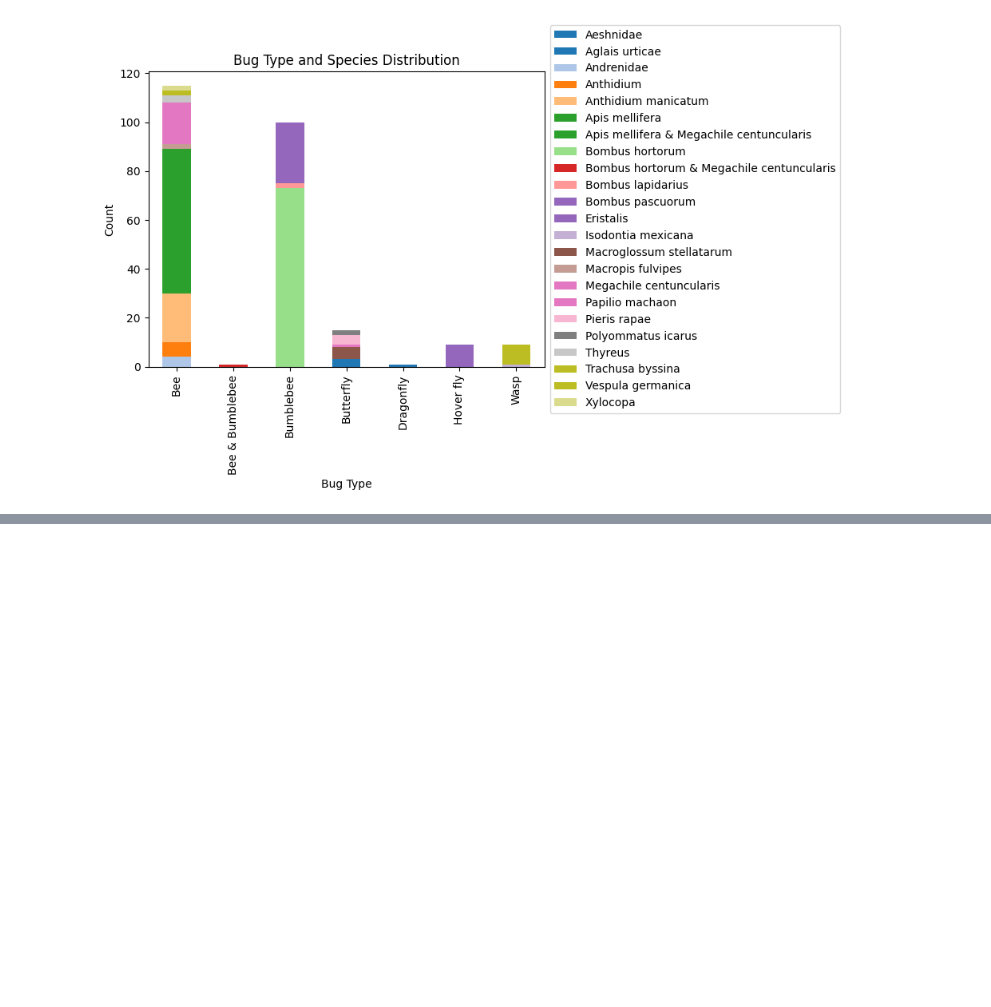
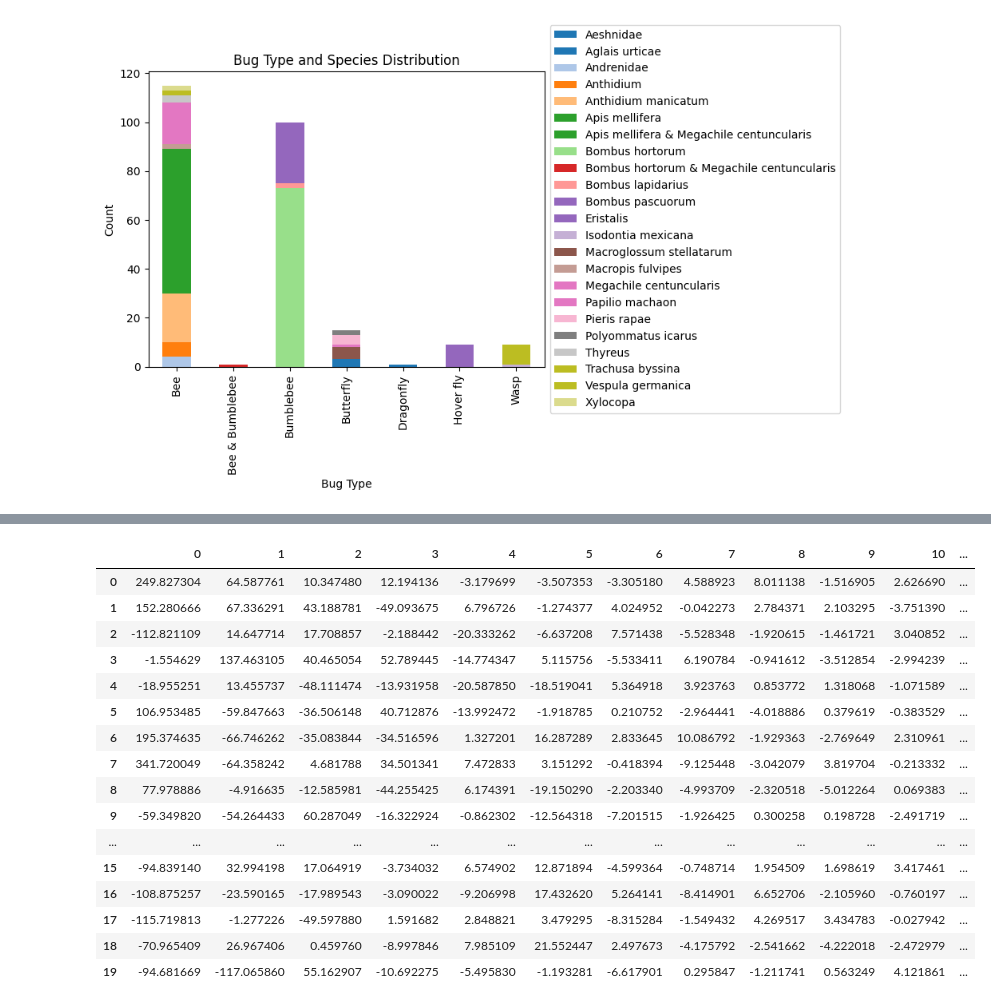
Before and after one commit to Romain-Chevrollier/Data_Project, a Jupyter notebook: code/Data_visualization.ipynb, the cells around one changed output, grey strips where cells are left out. Saved outputs shown, nothing was run; the diff lists cells and outputs as text; code cells hidden in the pictures; blank space fills up the shorter version.

```diff
--- a/code/Data_visualization.ipynb
+++ b/code/Data_visualization.ipynb
@@ -38,3 +41,6 @@ plt.title('Bug Type and Species Distribution')
 plt.show()
 # %% [output]
 [figure]
+# %%
+df = pd.read_csv('dataframe.csv')
+df
@@ -40,0 +124,21 @@ plt.show()
+# %%
+dfn_pca = pd.DataFrame(dfn_pca)
+dfn_pca
+# %% [output]
+|  | 0 | 1 | 2 | 3 | 4 | 5 | 6 | 7 | 8 | 9 | 10 | ... |
+| 0 | 249.827304 | 64.587761 | 10.347480 | 12.194136 | -3.179699 | -3.507353 | -3.305180 | 4.588923 | 8.011138 | -1.516905 | 2.626690 | ... |
+| 1 | 152.280666 | 67.336291 | 43.188781 | -49.093675 | 6.796726 | -1.274377 | 4.024952 | -0.042273 | 2.784371 | 2.103295 | -3.751390 | ... |
+| 2 | -112.821109 | 14.647714 | 17.708857 | -2.188442 | -20.333262 | -6.637208 | 7.571438 | -5.528348 | -1.920615 | -1.461721 | 3.040852 | ... |
+| 3 | -1.554629 | 137.463105 | 40.465054 | 52.789445 | -14.774347 | 5.115756 | -5.533411 | 6.190784 | -0.941612 | -3.512854 | -2.994239 | ... |
+| 4 | -18.955251 | 13.455737 | -48.111474 | -13.931958 | -20.587850 | -18.519041 | 5.364918 | 3.923763 | 0.853772 | 1.318068 | -1.071589 | ... |
+| 5 | 106.953485 | -59.847663 | -36.506148 | 40.712876 | -13.992472 | -1.918785 | 0.210752 | -2.964441 | -4.018886 | 0.379619 | -0.383529 | ... |
+| 6 | 195.374635 | -66.746262 | -35.083844 | -34.516596 | 1.327201 | 16.287289 | 2.833645 | 10.086792 | -1.929363 | -2.769649 | 2.310961 | ... |
+| 7 | 341.720049 | -64.358242 | 4.681788 | 34.501341 | 7.472833 | 3.151292 | -0.418394 | -9.125448 | -3.042079 | 3.819704 | -0.213332 | ... |
+| 8 | 77.978886 | -4.916635 | -12.585981 | -44.255425 | 6.174391 | -19.150290 | -2.203340 | -4.993709 | -2.320518 | -5.012264 | 0.069383 | ... |
+| 9 | -59.349820 | -54.264433 | 60.287049 | -16.322924 | -0.862302 | -12.564318 | -7.201515 | -1.926425 | 0.300258 | 0.198728 | -2.491719 | ... |
+| ... | ... | ... | ... | ... | ... | ... | ... | ... | ... | ... | ... | ... |
+| 15 | -94.839140 | 32.994198 | 17.064919 | -3.734032 | 6.574902 | 12.871894 | -4.599364 | -0.748714 | 1.954509 | 1.698619 | 3.417461 | ... |
+| 16 | -108.875257 | -23.590165 | -17.989543 | -3.090022 | -9.206998 | 17.432620 | 5.264141 | -8.414901 | 6.652706 | -2.105960 | -0.760197 | ... |
+| 17 | -115.719813 | -1.277226 | -49.597880 | 1.591682 | 2.848821 | 3.479295 | -8.315284 | -1.549432 | 4.269517 | 3.434783 | -0.027942 | ... |
+| 18 | -70.965409 | 26.967406 | 0.459760 | -8.997846 | 7.985109 | 21.552447 | 2.497673 | -4.175792 | -2.541662 | -4.222018 | -2.472979 | ... |
+| 19 | -94.681669 | -117.065860 | 55.162907 | -10.692275 | -5.495830 | -1.193281 | -6.617901 | 0.295847 | -1.211741 | 0.563249 | 4.121861 | ... |
```
Also changed, not shown: parts of 14 cells of this notebook, 3 other files.
